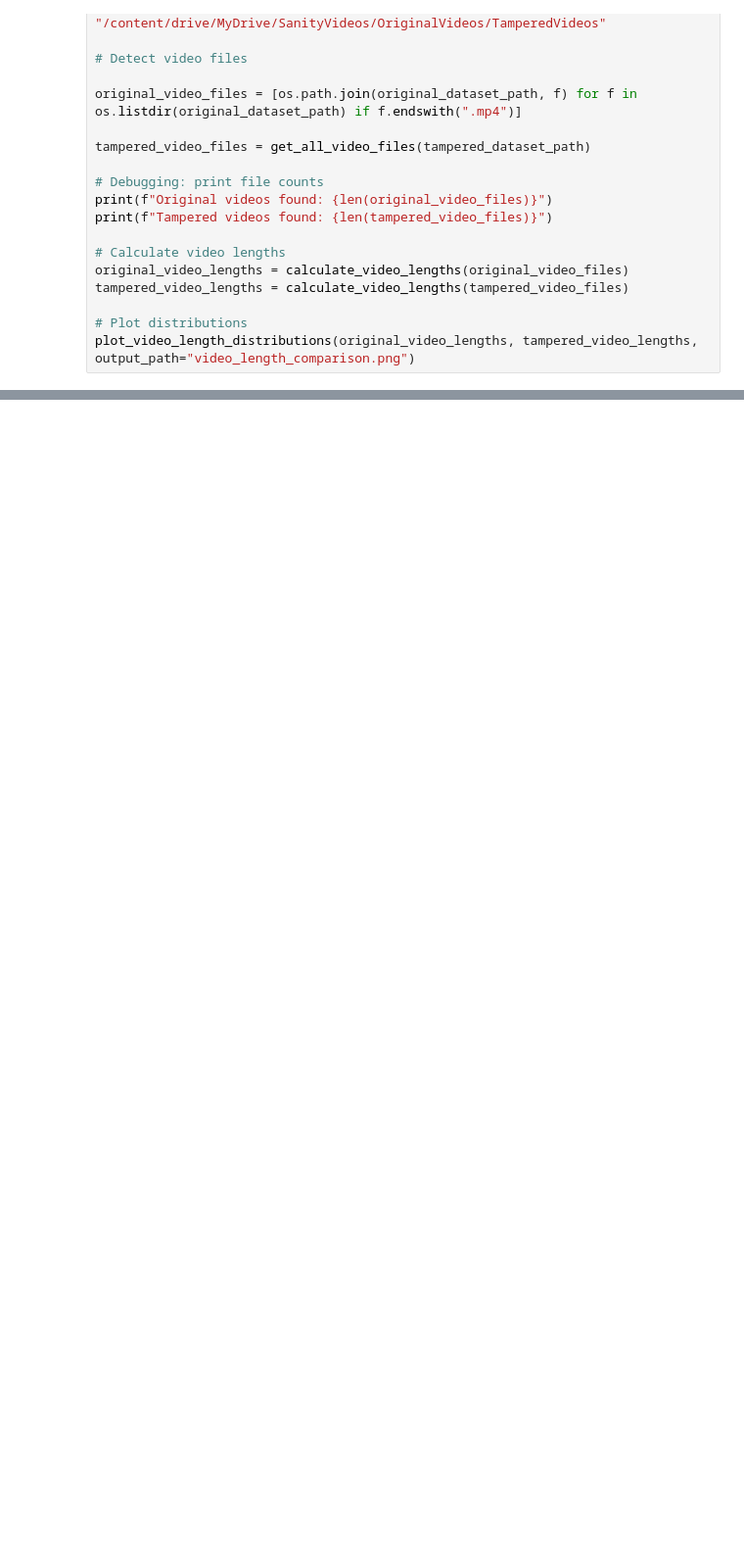
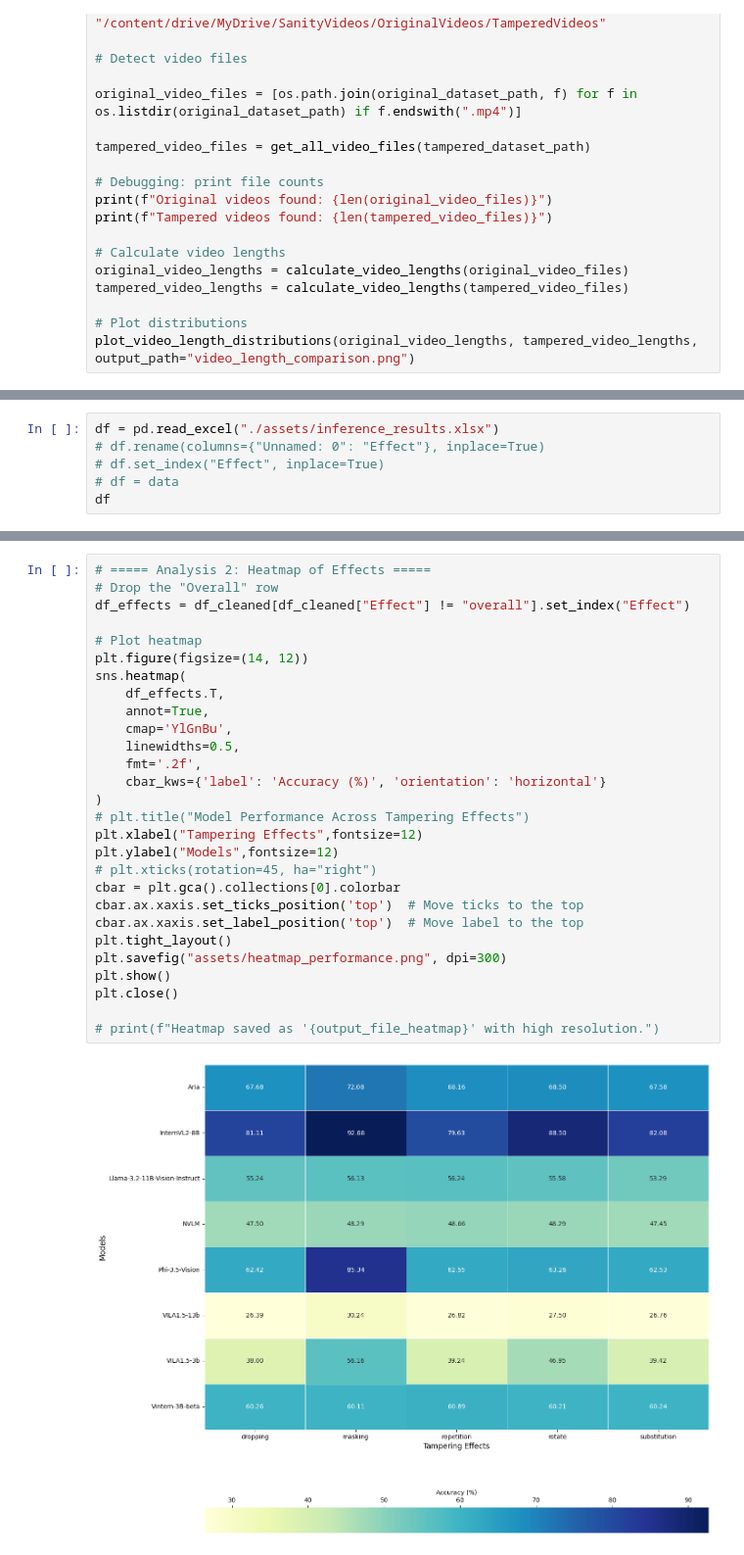
Before and after one commit to amitbcp/MVTamperBench, a Jupyter notebook: graphs.ipynb, the cells around one changed output, grey strips where cells are left out. Shown at 98% size. Drawn from its saved outputs; the diff is of its cells as text; blank space fills up the shorter version.

```diff
--- a/graphs.ipynb
+++ b/graphs.ipynb
@@ -78,0 +86,6 @@ plot_video_length_distributions(original_video_lengths, tampered_video_lengths,
+# %%
+df = pd.read_excel("./assets/inference_results.xlsx")
+# df.rename(columns={"Unnamed: 0": "Effect"}, inplace=True)
+# df.set_index("Effect", inplace=True)
+# df = data
+df
@@ -133,0 +159,30 @@ plt.show()
+# %%
+# ===== Analysis 2: Heatmap of Effects =====
+# Drop the "Overall" row
+df_effects = df_cleaned[df_cleaned["Effect"] != "overall"].set_index("Effect")
+
+# Plot heatmap
+plt.figure(figsize=(14, 12))
+sns.heatmap(
+    df_effects.T,
+    annot=True,
+    cmap='YlGnBu',
+    linewidths=0.5,
+    fmt='.2f',
+    cbar_kws={'label': 'Accuracy (%)', 'orientation': 'horizontal'}
+)
+# plt.title("Model Performance Across Tampering Effects")
+plt.xlabel("Tampering Effects",fontsize=12)
+plt.ylabel("Models",fontsize=12)
+# plt.xticks(rotation=45, ha="right")
+cbar = plt.gca().collections[0].colorbar
+cbar.ax.xaxis.set_ticks_position('top')  # Move ticks to the top
+cbar.ax.xaxis.set_label_position('top')  # Move label to the top
+plt.tight_layout()
+plt.savefig("assets/heatmap_performance.png", dpi=300)
+plt.show()
+plt.close()
+
+# print(f"Heatmap saved as '{output_file_heatmap}' with high resolution.")
+# %% [output]
+[figure, added]
```
Also changed, not shown: parts of 19 cells of this notebook.
